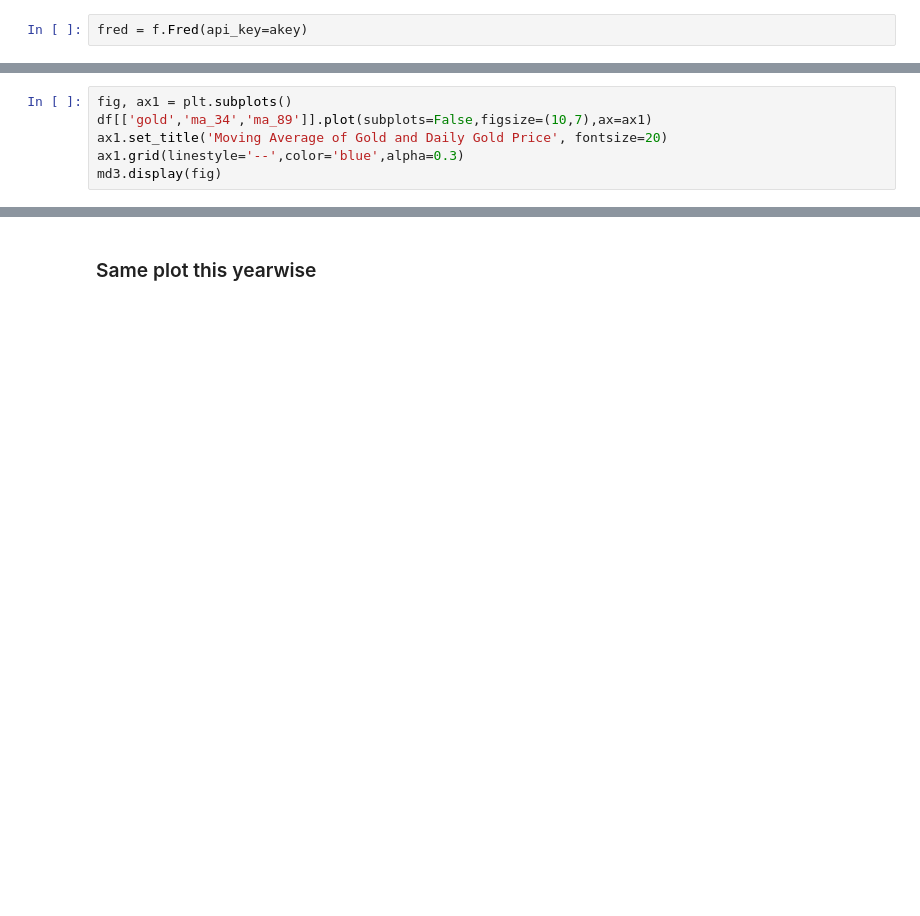
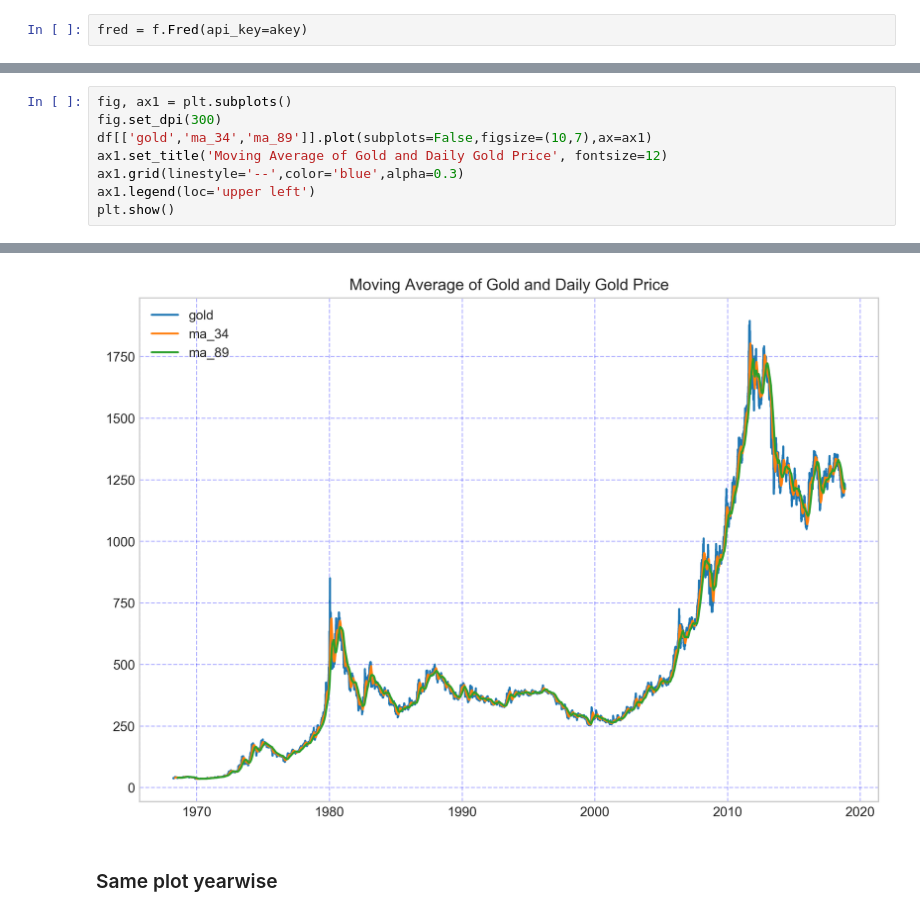
Before and after one commit to diogoaurelio/finmarkets, a Jupyter notebook: gold.ipynb, the cells around one changed output, grey strips where cells are left out. Cells and saved outputs as stored; diff of their text form; blank space fills up the shorter version.

```diff
--- a/gold.ipynb
+++ b/gold.ipynb
@@ -47,7 +39,9 @@ df.dropna().describe()
 # %%
 fig, ax1 = plt.subplots()
+fig.set_dpi(300)
 df[['gold','ma_34','ma_89']].plot(subplots=False,figsize=(10,7),ax=ax1)
-ax1.set_title('Moving Average of Gold and Daily Gold Price', fontsize=20)
+ax1.set_title('Moving Average of Gold and Daily Gold Price', fontsize=12)
 ax1.grid(linestyle='--',color='blue',alpha=0.3)
-md3.display(fig)
+ax1.legend(loc='upper left')
+plt.show()
 # %% [output]
@@ -55,3 +48,4 @@ md3.display(fig)
+[figure, added]
 # %% [markdown]
-### Same plot this yearwise
+### Same plot  yearwise
 # %%
```
Also changed, not shown: parts of 9 cells of this notebook, 2 other files.
